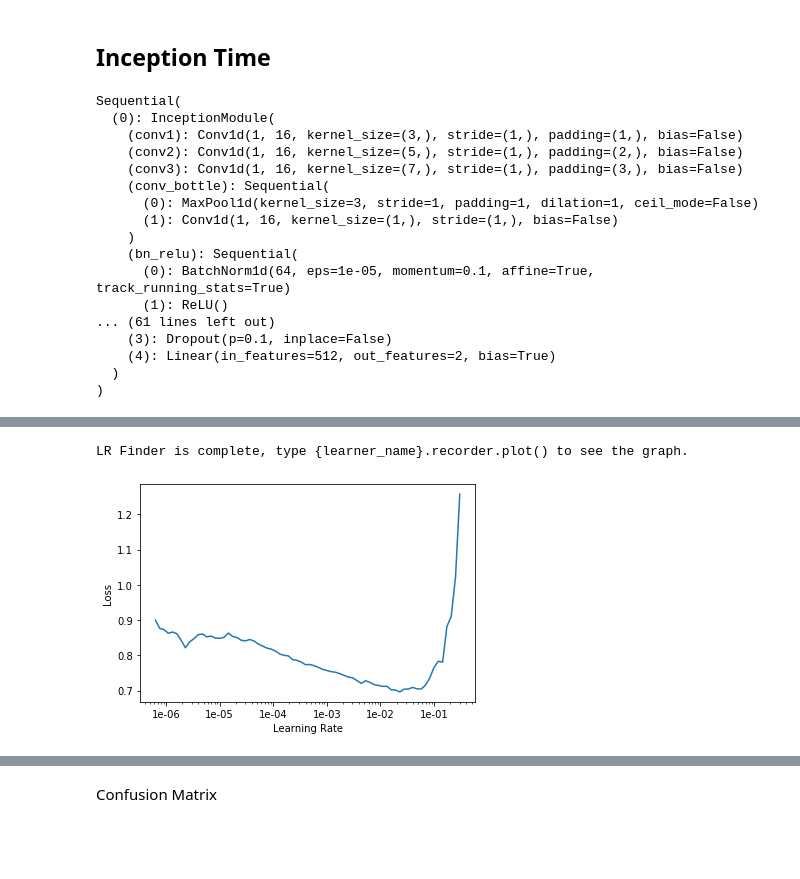
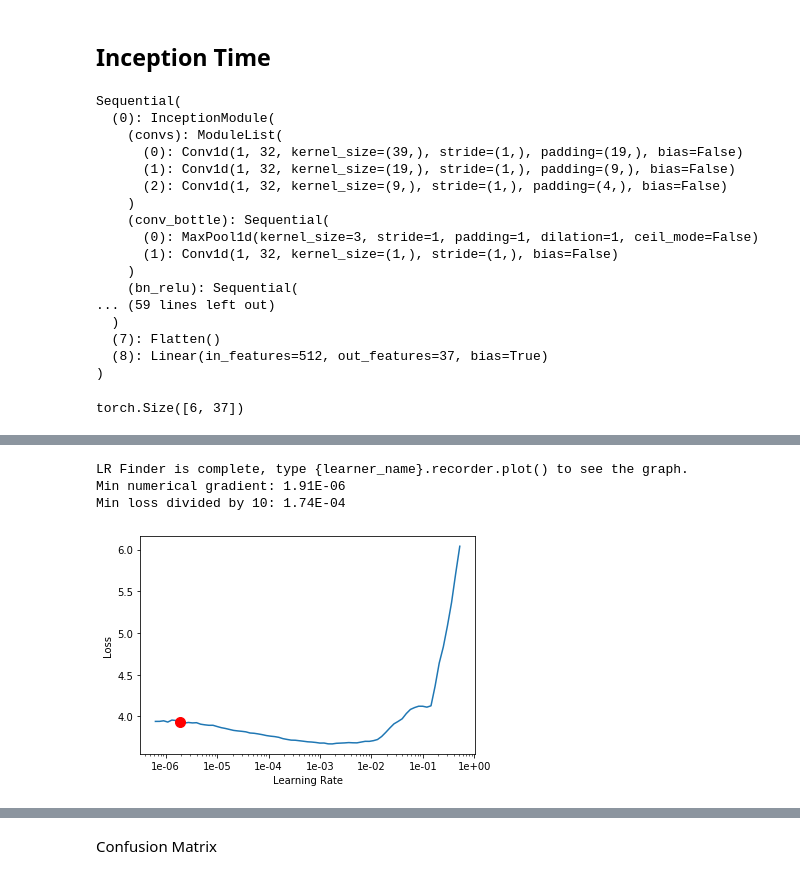
Before and after one commit to tcapelle/timeseries_fastai, a Jupyter notebook: 01_adiac-inception.ipynb, the cells around one changed output, grey strips where cells are left out. Saved outputs shown, nothing was run; the diff lists cells and outputs as text; code cells hidden in the pictures; blank space fills up the shorter version.

```diff
--- a/01_adiac-inception.ipynb
+++ b/01_adiac-inception.ipynb
@@ -38,5 +38,5 @@ sorted(list(DATAPATH.iterdir()))
  PosixPath('/home/tc256760/Documents/TimeSeries_fastai/Univariate_arff/dataset.csv'),
  PosixPath('/home/tc256760/Documents/TimeSeries_fastai/Univariate_arff/newProblemsUpload.csv')]
 # %%
-task = 'Wine'
+task = 'Adiac'
 df_train, df_test = load_df(DATAPATH, task)
@@ -55,7 +57,7 @@ x_train.shape, x_test.shape
 # %%
 tr_ds, val_ds = to_TDS(x_train, y_train), to_TDS(x_test, y_test)
 # %%
-db = create_databunch(tr_ds, val_ds, 8)
+db = create_databunch(tr_ds, val_ds, 32)
 # %% [markdown]
 Testing dims at input/output
 # %%
@@ -72,29 +80,33 @@ torch.Size([8, 1, 234]) torch.Size([8])
 # %% [markdown]
 ## Inception Time
 # %%
-# model = create_inception(1, num_classes)
+model = create_inception(1, num_classes).cuda()
 # %%
-model = create_inception_resnet(1, num_classes, kss=[3,5,7], conv_sizes=[64, 128, 256], stride=1)
+# model = create_inception_resnet(1, num_classes, kss=[39, 19, 9], conv_sizes=[128, 128, 256]).cuda()
 # %%
 model
 # %% [output]
 Sequential(
   (0): InceptionModule(
-    (conv1): Conv1d(1, 16, kernel_size=(3,), stride=(1,), padding=(1,), bias=False)
-    (conv2): Conv1d(1, 16, kernel_size=(5,), stride=(1,), padding=(2,), bias=False)
-    (conv3): Conv1d(1, 16, kernel_size=(7,), stride=(1,), padding=(3,), bias=False)
+    (convs): ModuleList(
+      (0): Conv1d(1, 32, kernel_size=(39,), stride=(1,), padding=(19,), bias=False)
+      (1): Conv1d(1, 32, kernel_size=(19,), stride=(1,), padding=(9,), bias=False)
+      (2): Conv1d(1, 32, kernel_size=(9,), stride=(1,), padding=(4,), bias=False)
+    )
     (conv_bottle): Sequential(
       (0): MaxPool1d(kernel_size=3, stride=1, padding=1, dilation=1, ceil_mode=False)
-      (1): Conv1d(1, 16, kernel_size=(1,), stride=(1,), bias=False)
+      (1): Conv1d(1, 32, kernel_size=(1,), stride=(1,), bias=False)
     )
     (bn_relu): Sequential(
-      (0): BatchNorm1d(64, eps=1e-05, momentum=0.1, affine=True, track_running_stats=True)
-      (1): ReLU()
-... (61 lines left out)
-    (3): Dropout(p=0.1, inplace=False)
-    (4): Linear(in_features=512, out_features=2, bias=True)
+... (59 lines left out)
   )
+  (7): Flatten()
+  (8): Linear(in_features=512, out_features=37, bias=True)
 )
+# %%
+model(tx).shape
+# %% [output]
+torch.Size([6, 37])
 # %%
 learn_res = fastai.basic_train.Learner(db,
                                        model,
@@ -102,9 +114,11 @@ learn_res = fastai.basic_train.Learner(db,
                                        metrics=[error_rate],
                                        wd=1e-2)
 # %%
-learn_res.lr_find(); learn_res.recorder.plot()
+learn_res.lr_find(); learn_res.recorder.plot(suggestion=True)
 # %% [output]
 [interactive output not drawn]
 LR Finder is complete, type {learner_name}.recorder.plot() to see the graph.
+Min numerical gradient: 1.91E-06
+Min loss divided by 10: 1.74E-04
-[figure, old version]
+[figure, new version]
 # %%
```
Also changed, not shown: parts of 7 cells of this notebook.
